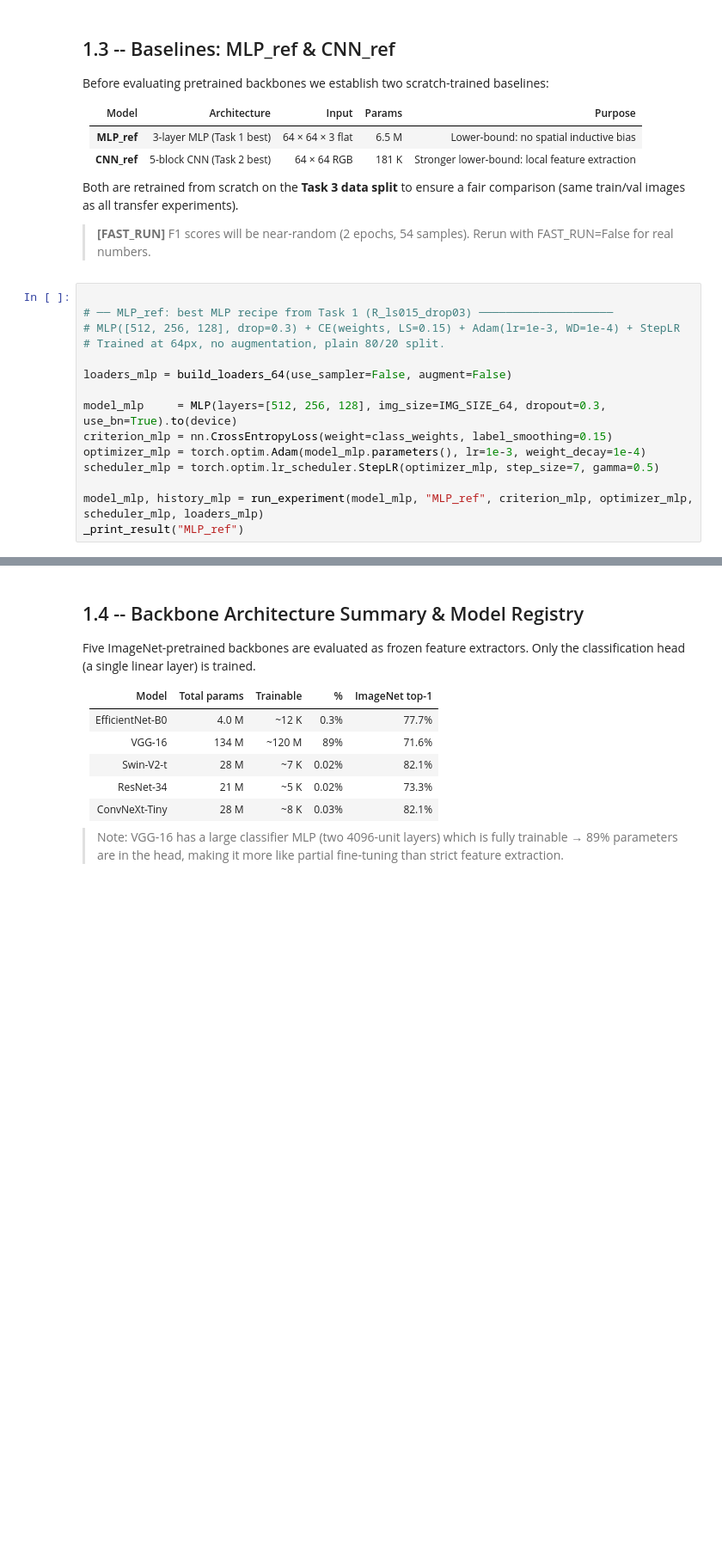
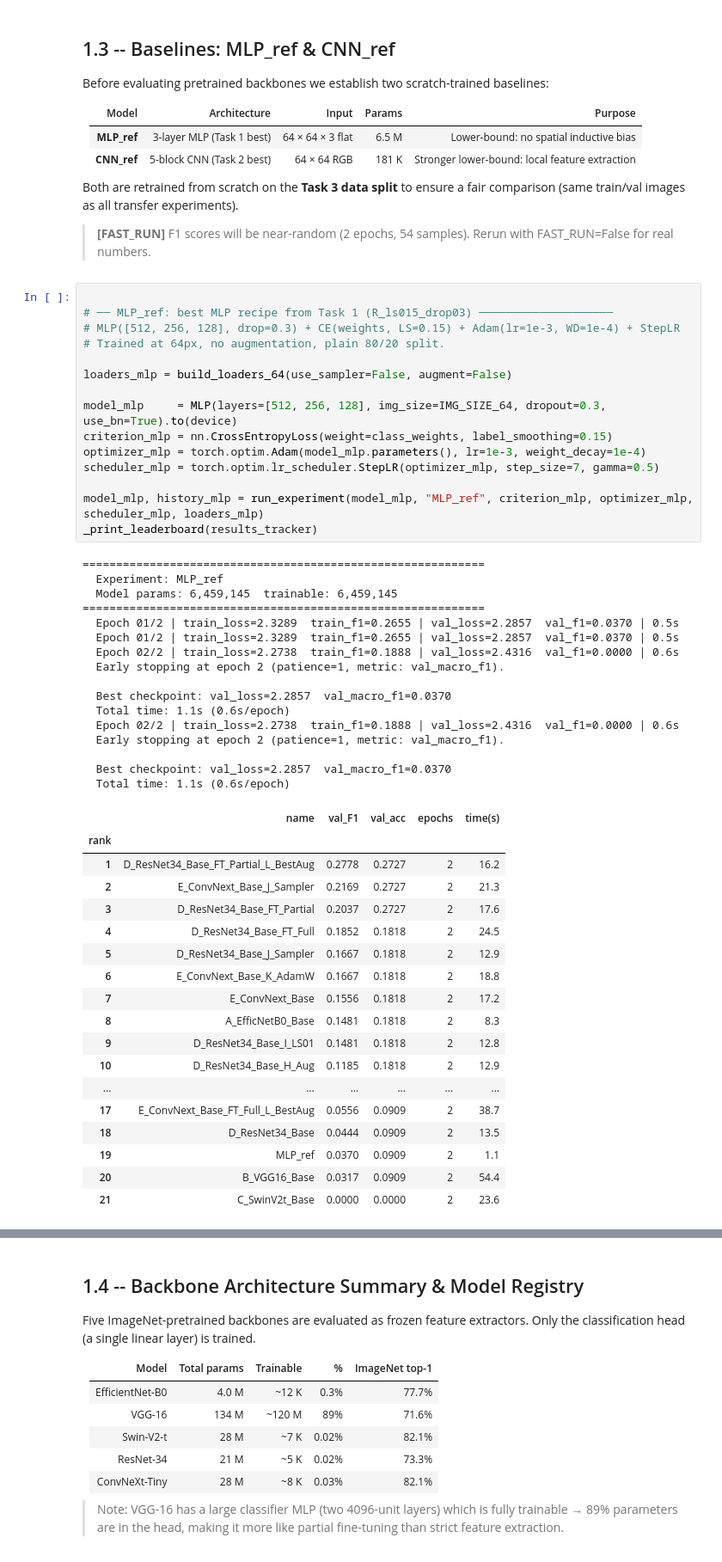
Before and after one commit to fmssilva/DL_Proj, a Jupyter notebook: assignment_1/task3/task3.ipynb, the cells around one changed output, grey strips where cells are left out. Shown at 86% size. Saved outputs shown, nothing was run; the diff lists cells and outputs as text; blank space fills up the shorter version.

```diff
--- a/assignment_1/task3/task3.ipynb
+++ b/assignment_1/task3/task3.ipynb
@@ -600,18 +677,53 @@ Both are retrained from scratch on the **Task 3 data split** to ensure a fair co
 # %%
 
 # ── MLP_ref: best MLP recipe from Task 1 (R_ls015_drop03) ────────────────────
 # MLP([512, 256, 128], drop=0.3) + CE(weights, LS=0.15) + Adam(lr=1e-3, WD=1e-4) + StepLR
 # Trained at 64px, no augmentation, plain 80/20 split.
 
 loaders_mlp = build_loaders_64(use_sampler=False, augment=False)
 
 model_mlp     = MLP(layers=[512, 256, 128], img_size=IMG_SIZE_64, dropout=0.3, use_bn=True).to(device)
 criterion_mlp = nn.CrossEntropyLoss(weight=class_weights, label_smoothing=0.15)
 optimizer_mlp = torch.optim.Adam(model_mlp.parameters(), lr=1e-3, weight_decay=1e-4)
 scheduler_mlp = torch.optim.lr_scheduler.StepLR(optimizer_mlp, step_size=7, gamma=0.5)
 
 model_mlp, history_mlp = run_experiment(model_mlp, "MLP_ref", criterion_mlp, optimizer_mlp, scheduler_mlp, loaders_mlp)
-_print_result("MLP_ref")
+_print_leaderboard(results_tracker)
+# %% [output]
+============================================================
+  Experiment: MLP_ref
+  Model params: 6,459,145  trainable: 6,459,145
+============================================================
+  Epoch 01/2 | train_loss=2.3289  train_f1=0.2655 | val_loss=2.2857  val_f1=0.0370 | 0.5s
+  Epoch 01/2 | train_loss=2.3289  train_f1=0.2655 | val_loss=2.2857  val_f1=0.0370 | 0.5s
+  Epoch 02/2 | train_loss=2.2738  train_f1=0.1888 | val_loss=2.4316  val_f1=0.0000 | 0.6s
+  Early stopping at epoch 2 (patience=1, metric: val_macro_f1).
+
+  Best checkpoint: val_loss=2.2857  val_macro_f1=0.0370
+  Total time: 1.1s (0.6s/epoch)
+  Epoch 02/2 | train_loss=2.2738  train_f1=0.1888 | val_loss=2.4316  val_f1=0.0000 | 0.6s
+  Early stopping at epoch 2 (patience=1, metric: val_macro_f1).
+
+  Best checkpoint: val_loss=2.2857  val_macro_f1=0.0370
+  Total time: 1.1s (0.6s/epoch)
+|  | name | val_F1 | val_acc | epochs | time(s) |
+| rank |  |  |  |  |  |
+| 1 | D_ResNet34_Base_FT_Partial_L_BestAug | 0.2778 | 0.2727 | 2 | 16.2 |
+| 2 | E_ConvNext_Base_J_Sampler | 0.2169 | 0.2727 | 2 | 21.3 |
+| 3 | D_ResNet34_Base_FT_Partial | 0.2037 | 0.2727 | 2 | 17.6 |
+| 4 | D_ResNet34_Base_FT_Full | 0.1852 | 0.1818 | 2 | 24.5 |
+| 5 | D_ResNet34_Base_J_Sampler | 0.1667 | 0.1818 | 2 | 12.9 |
+| 6 | E_ConvNext_Base_K_AdamW | 0.1667 | 0.1818 | 2 | 18.8 |
+| 7 | E_ConvNext_Base | 0.1556 | 0.1818 | 2 | 17.2 |
+| 8 | A_EfficNetB0_Base | 0.1481 | 0.1818 | 2 | 8.3 |
+| 9 | D_ResNet34_Base_I_LS01 | 0.1481 | 0.1818 | 2 | 12.8 |
+| 10 | D_ResNet34_Base_H_Aug | 0.1185 | 0.1818 | 2 | 12.9 |
+| ... | ... | ... | ... | ... | ... |
+| 17 | E_ConvNext_Base_FT_Full_L_BestAug | 0.0556 | 0.0909 | 2 | 38.7 |
+| 18 | D_ResNet34_Base | 0.0444 | 0.0909 | 2 | 13.5 |
+| 19 | MLP_ref | 0.0370 | 0.0909 | 2 | 1.1 |
+| 20 | B_VGG16_Base | 0.0317 | 0.0909 | 2 | 54.4 |
+| 21 | C_SwinV2t_Base | 0.0000 | 0.0000 | 2 | 23.6 |
 # %%
 
 # ── CNN_ref: best CNN recipe from Task 2 (reg_F_multiscale_sampler) ───────────
```
Also changed, not shown: parts of 25 cells of this notebook.
